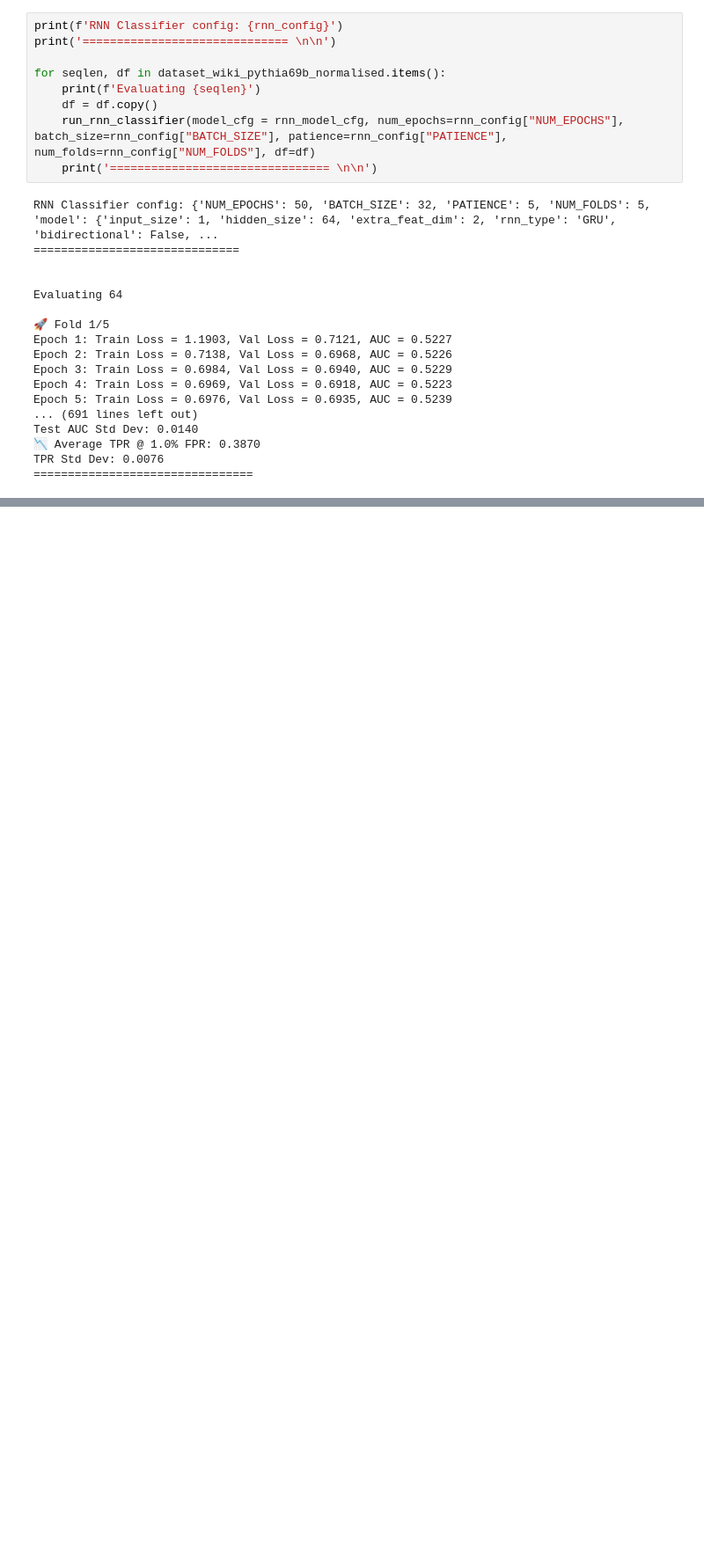
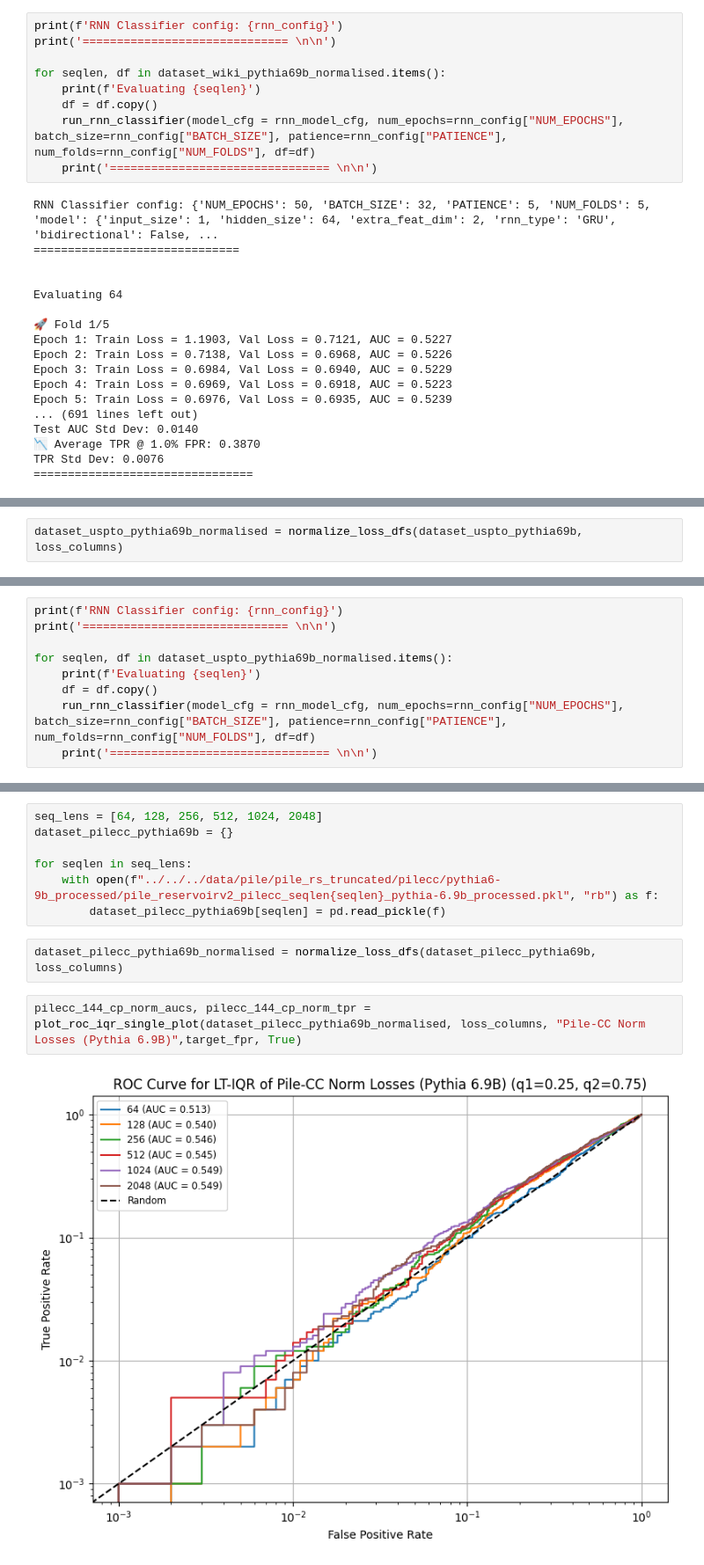
Before and after one commit to ongsici/checkpoints_mia, a Jupyter notebook: checkpoint_mia_techniques/pythia/normalised_loss_traces/attention_based_rnn.ipynb, the cells around one changed output, grey strips where cells are left out. Shown at 88% size. Drawn from its saved outputs; the diff is of its cells as text; blank space fills up the shorter version.

Commit message:
updated rnn classifier notebook

```diff
--- a/checkpoint_mia_techniques/pythia/normalised_loss_traces/attention_based_rnn.ipynb
+++ b/checkpoint_mia_techniques/pythia/normalised_loss_traces/attention_based_rnn.ipynb
@@ -91,0 +133,2 @@ TPR Std Dev: 0.0076
+# %%
+dataset_uspto_pythia69b_normalised = normalize_loss_dfs(dataset_uspto_pythia69b, loss_columns)
@@ -91,0 +141,9 @@ TPR Std Dev: 0.0076
+# %%
+print(f'RNN Classifier config: {rnn_config}')
+print('============================== \n\n')
+
+for seqlen, df in dataset_uspto_pythia69b_normalised.items():
+    print(f'Evaluating {seqlen}')
+    df = df.copy()
+    run_rnn_classifier(model_cfg = rnn_model_cfg, num_epochs=rnn_config["NUM_EPOCHS"], batch_size=rnn_config["BATCH_SIZE"], patience=rnn_config["PATIENCE"], num_folds=rnn_config["NUM_FOLDS"], df=df)
+    print('================================ \n\n')
@@ -91,0 +152,13 @@ TPR Std Dev: 0.0076
+# %%
+seq_lens = [64, 128, 256, 512, 1024, 2048]
+dataset_pilecc_pythia69b = {}
+
+for seqlen in seq_lens:
+    with open(f"../../../data/pile/pile_rs_truncated/pilecc/pythia6-9b_processed/pile_reservoirv2_pilecc_seqlen{seqlen}_pythia-6.9b_processed.pkl", "rb") as f:
+        dataset_pilecc_pythia69b[seqlen] = pd.read_pickle(f)
+# %%
+dataset_pilecc_pythia69b_normalised = normalize_loss_dfs(dataset_pilecc_pythia69b, loss_columns)
+# %%
+pilecc_144_cp_norm_aucs, pilecc_144_cp_norm_tpr = plot_roc_iqr_single_plot(dataset_pilecc_pythia69b_normalised, loss_columns, "Pile-CC Norm Losses (Pythia 6.9B)",target_fpr, True)
+# %% [output]
+[figure, added]
```
Also changed, not shown: parts of 23 cells of this notebook.
